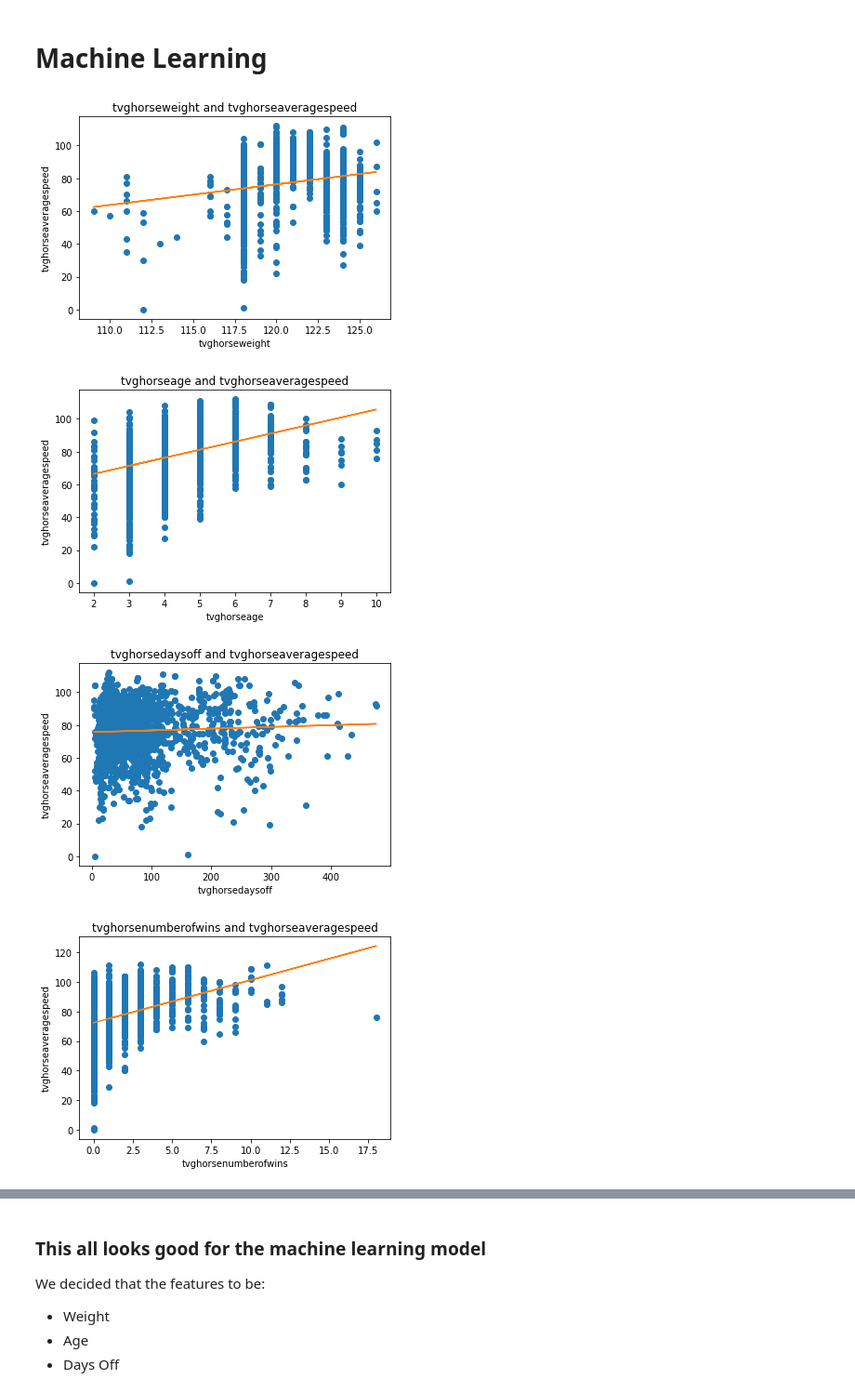
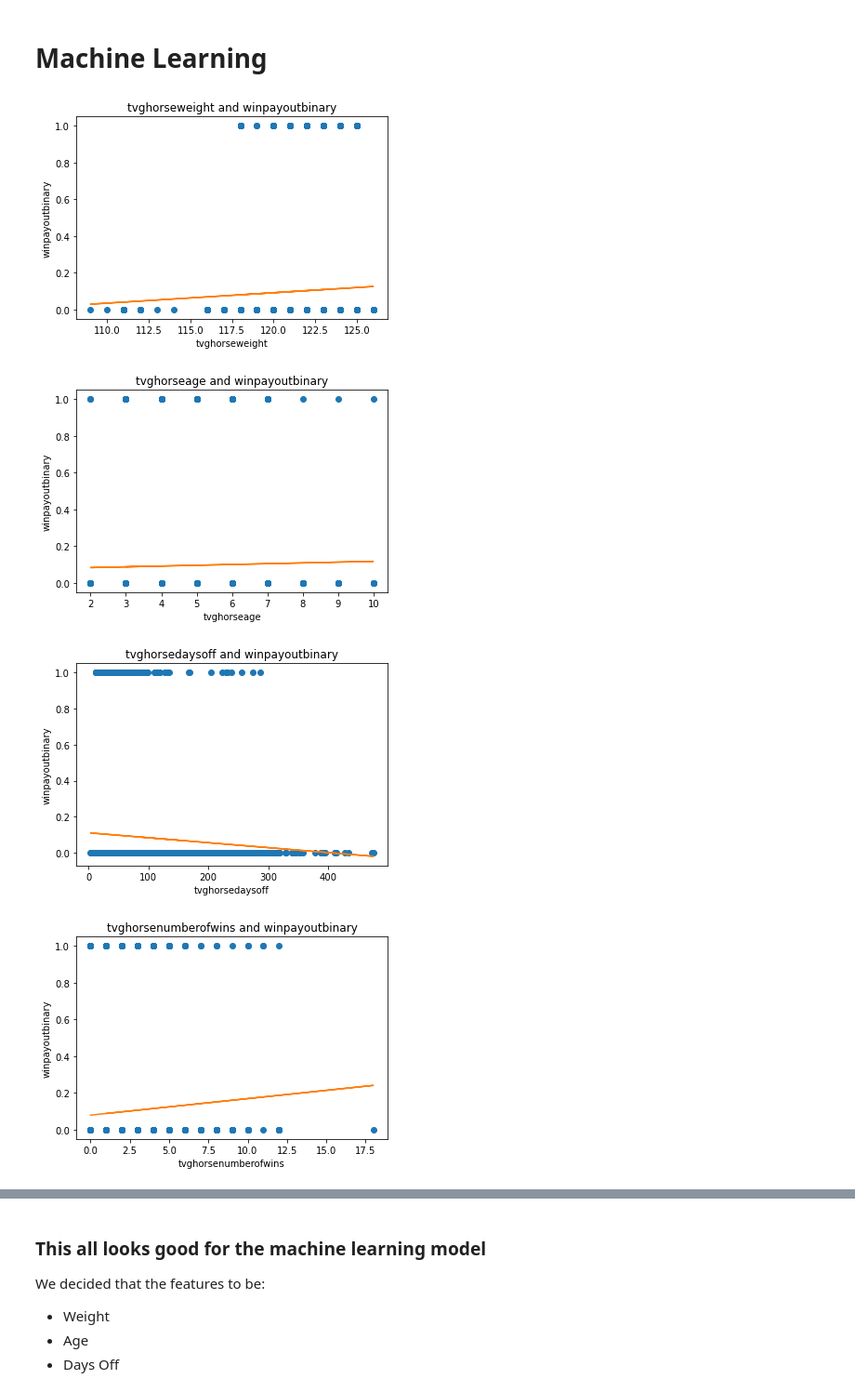
Before and after one commit to AymanSulaiman/stallion-statistics-dashboard, a Jupyter notebook: Dash-website/Data analysis for machine learning.ipynb, the cells around one changed output, grey strips where cells are left out. Shown at 93% size. Cells and saved outputs as stored; diff of their text form; code cells hidden in the pictures.

```diff
--- a/Dash-website/Data analysis for machine learning.ipynb
+++ b/Dash-website/Data analysis for machine learning.ipynb
@@ -64,3 +64,5 @@ df_copy.tail()
 | 2227 | 2020-05-29 | cd | 9 | 10 | heros reward | 10.0 | 2 | ... |
 | 2228 | 2020-05-29 | cd | 9 | 11 | nice of me | 20.0 | 19 | ... |
 5 rows × 22 columns
+# %%
+df_copy['winpayoutbinary'] = np.where(df_copy['winpayout']>0, 1, 0)
@@ -183,6 +201,3 @@ Data looks a lot cleaner and useable
 I will analyse the data further and apply a regression model to measure the, predict and contrast the data.
 # %%
 df_copy.to_csv('cleaned_tvg_cd_data.csv',index=False)
-# %%
-x = len([i for i in df_copy.columns])
-x
@@ -193,26 +218,27 @@ x
 # %%
 features = [
     'tvghorseweight',
     'tvghorseage',
     'tvghorsedaysoff',
     'tvghorsenumberofwins',
     'tvghorsepowerrating',
-    'tvghorseaverageclassrating'
+    'tvghorseaverageclassrating',
+    'tvghorseaveragespeed'
 ]
-target = 'tvghorseaveragespeed'
+target = 'winpayoutbinary'
 
 for i in features:
     x=df_copy[i]
     y=df_copy[target]
     m, c = np.polyfit(x, y, 1)
     plt.plot(x, y, 'o')
     plt.plot(x, m*x + c)
     plt.xlabel(i)
     plt.ylabel(target)
     plt.title(f'{i} and {target}')
     plt.show()
 # %% [output]
-[figure, old version]
+[figure, new version]
-[figure, old version]
+[figure, new version]
-[figure, old version]
+[figure, new version]
-[figure, old version]
+[figure, new version]
```
Also changed, not shown: parts of 19 cells of this notebook.
